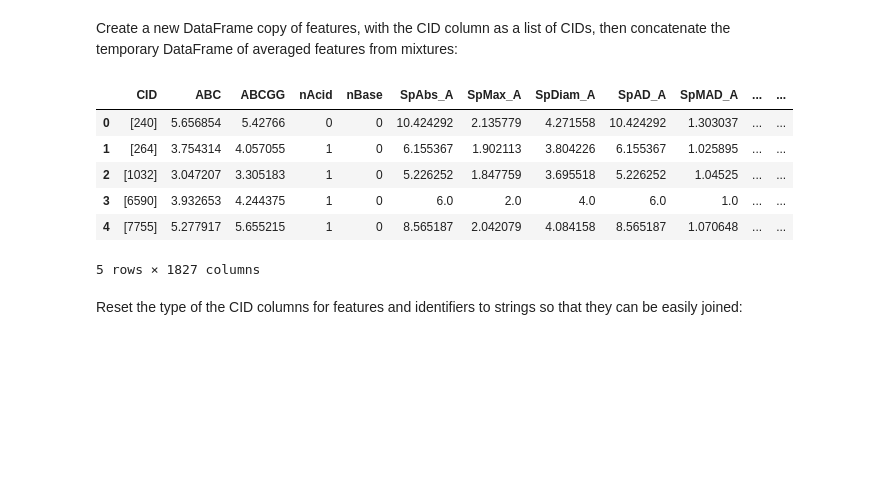
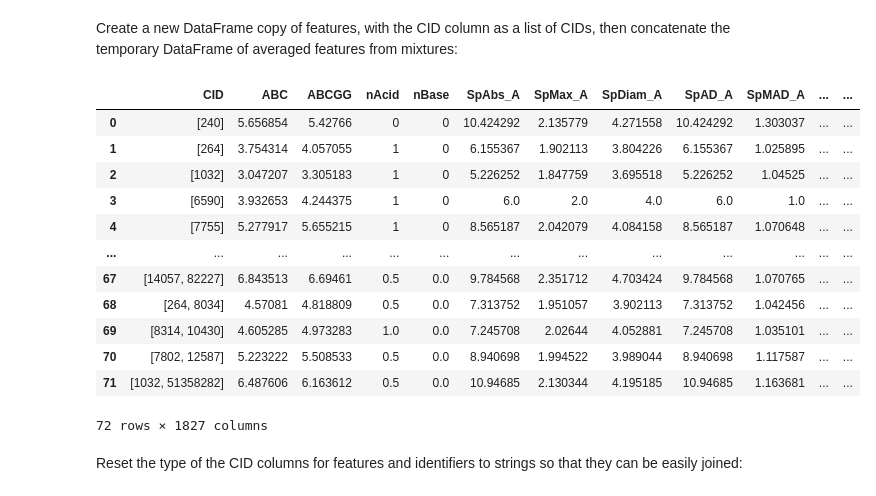
Before and after one commit to dswalla/pyrfume-data, a Jupyter notebook: nakayama_2022/features_distance_matrix.ipynb, the cells around one changed output. Cells and saved outputs as stored; diff of their text form; code cells hidden in the pictures; blank space fills up the shorter version.

```diff
--- a/nakayama_2022/features_distance_matrix.ipynb
+++ b/nakayama_2022/features_distance_matrix.ipynb
@@ -54,15 +54,18 @@ features.head()
 Make values in CIDs column in identifiers be list type and iterate through each one. If a stimulus contains multiple CIDs, then the feature vectors for the CIDs will averaged and a new row for this mixture stimulus is added to the features matrix:
 # %%
 identifiers['CIDs'] = identifiers['CIDs'].apply(literal_eval)
-# %%
-temp = pd.DataFrame()
-
-for cids in identifiers['CIDs']:
-    if len(cids) == 2:
-        cid1 = pd.DataFrame(features.loc[features['CID'] == cids[0]]).drop('CID', axis=1)
-        cid2 = pd.DataFrame(features.loc[features['CID'] == cids[1]]).drop('CID', axis=1)
-        combined = pd.concat([cid1, cid2]).mean()
-        combined['CID'] = cids
-        temp = pd.concat([temp, combined], axis=1)
-
-temp = temp.T.reset_index(drop=True)
+# %%
+temp = pd.DataFrame()
+
+for i, row in identifiers[['CIDs', 'conc']].iterrows():
+    cids = row['CIDs']
+    conc = row['conc']
+    if len(cids) == 2 and conc == 1:
+        cid1 = pd.DataFrame(features.loc[features['CID'] == cids[0]]).drop('CID', axis=1)
+        cid2 = pd.DataFrame(features.loc[features['CID'] == cids[1]]).drop('CID', axis=1)
+        combined = pd.concat([cid1, cid2]).mean()
+        combined['CID'] = cids
+        temp = pd.concat([temp, combined], axis=1)
+
+temp = temp.T.reset_index(drop=True)
+temp
@@ -73,15 +95,21 @@ all_features = features.copy()
 all_features['CID'] = all_features[['CID']].apply(lambda x: [x['CID']], axis=1)
 # %%
 all_features = pd.concat([all_features, temp]).reset_index(drop=True)
-all_features.head()
+all_features
 # %% [output]
 |  | CID | ABC | ABCGG | nAcid | nBase | SpAbs_A | SpMax_A | SpDiam_A | SpAD_A | SpMAD_A | ... | ... |
 | 0 | [240] | 5.656854 | 5.42766 | 0 | 0 | 10.424292 | 2.135779 | 4.271558 | 10.424292 | 1.303037 | ... | ... |
 | 1 | [264] | 3.754314 | 4.057055 | 1 | 0 | 6.155367 | 1.902113 | 3.804226 | 6.155367 | 1.025895 | ... | ... |
 | 2 | [1032] | 3.047207 | 3.305183 | 1 | 0 | 5.226252 | 1.847759 | 3.695518 | 5.226252 | 1.04525 | ... | ... |
 | 3 | [6590] | 3.932653 | 4.244375 | 1 | 0 | 6.0 | 2.0 | 4.0 | 6.0 | 1.0 | ... | ... |
 | 4 | [7755] | 5.277917 | 5.655215 | 1 | 0 | 8.565187 | 2.042079 | 4.084158 | 8.565187 | 1.070648 | ... | ... |
+| ... | ... | ... | ... | ... | ... | ... | ... | ... | ... | ... | ... | ... |
+| 67 | [14057, 82227] | 6.843513 | 6.69461 | 0.5 | 0.0 | 9.784568 | 2.351712 | 4.703424 | 9.784568 | 1.070765 | ... | ... |
+| 68 | [264, 8034] | 4.57081 | 4.818809 | 0.5 | 0.0 | 7.313752 | 1.951057 | 3.902113 | 7.313752 | 1.042456 | ... | ... |
+| 69 | [8314, 10430] | 4.605285 | 4.973283 | 1.0 | 0.0 | 7.245708 | 2.02644 | 4.052881 | 7.245708 | 1.035101 | ... | ... |
+| 70 | [7802, 12587] | 5.223222 | 5.508533 | 0.5 | 0.0 | 8.940698 | 1.994522 | 3.989044 | 8.940698 | 1.117587 | ... | ... |
+| 71 | [1032, 51358282] | 6.487606 | 6.163612 | 0.5 | 0.0 | 10.94685 | 2.130344 | 4.195185 | 10.94685 | 1.163681 | ... | ... |
-5 rows × 1827 columns
+72 rows × 1827 columns
 # %% [markdown]
 Reset the type of the CID columns for features and identifiers to strings so that they can be easily joined:
 # %%
```
Also changed, not shown: parts of 8 cells of this notebook, 3 other files.
